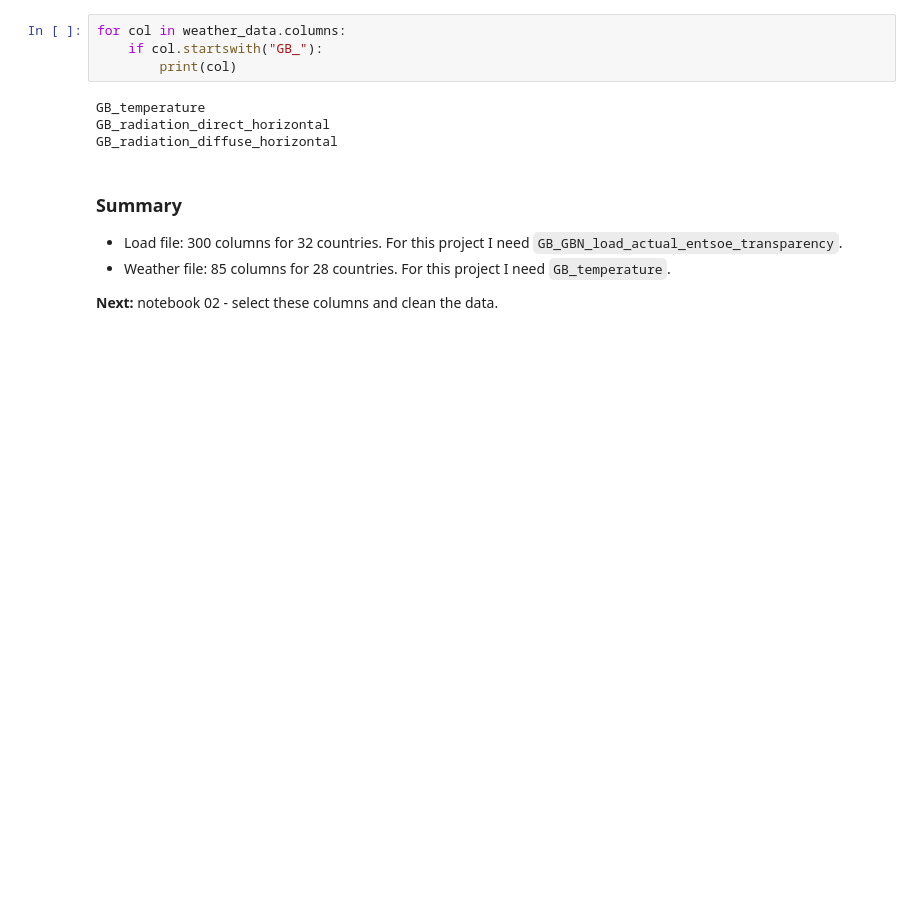
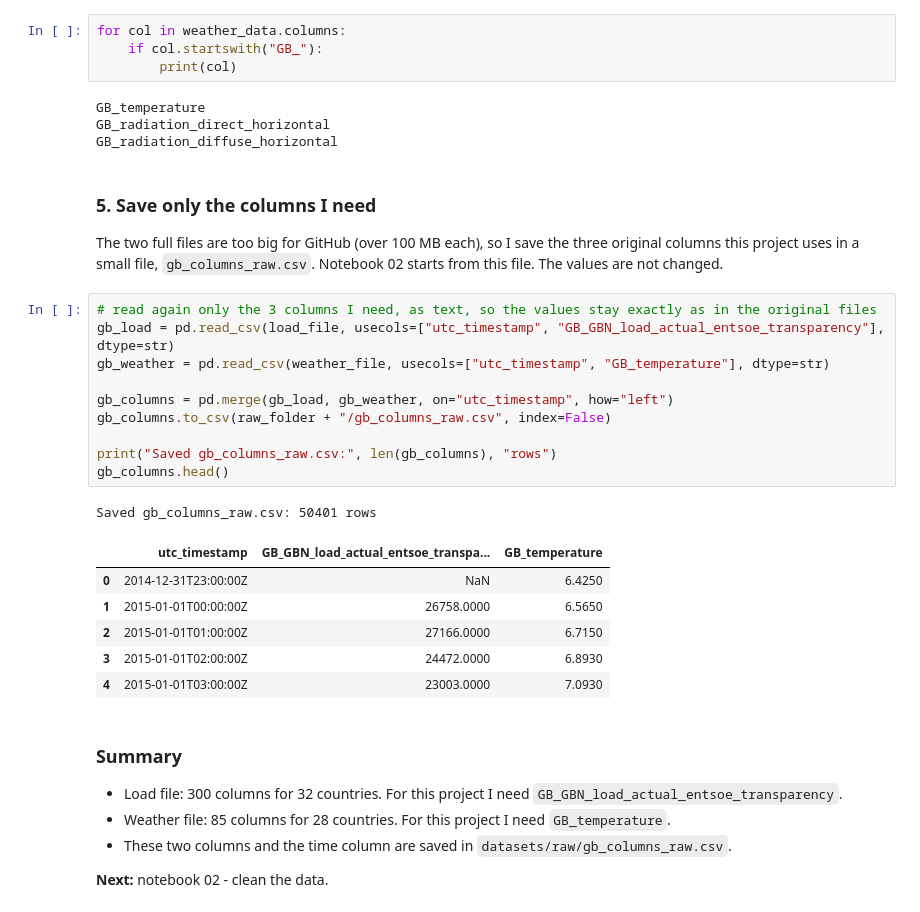
Before and after one commit to ilyasm883/gb-electricity-demand-forecasting, a Jupyter notebook: notebooks/01_download_dataset.ipynb, the cells around one changed output. Drawn from its saved outputs; the diff is of its cells as text; blank space fills up the shorter version.

```diff
--- a/notebooks/01_download_dataset.ipynb
+++ b/notebooks/01_download_dataset.ipynb
@@ -97,10 +97,34 @@ for col in weather_data.columns:
 GB_temperature
 GB_radiation_direct_horizontal
 GB_radiation_diffuse_horizontal
+# %% [markdown]
+### 5. Save only the columns I need
+
+The two full files are too big for GitHub (over 100 MB each), so I save the three original columns this project uses in a small file, `gb_columns_raw.csv`.
+Notebook 02 starts from this file. The values are not changed.
+# %%
+# read again only the 3 columns I need, as text, so the values stay exactly as in the original files
+gb_load = pd.read_csv(load_file, usecols=["utc_timestamp", "GB_GBN_load_actual_entsoe_transparency"], dtype=str)
+gb_weather = pd.read_csv(weather_file, usecols=["utc_timestamp", "GB_temperature"], dtype=str)
+
+gb_columns = pd.merge(gb_load, gb_weather, on="utc_timestamp", how="left")
+gb_columns.to_csv(raw_folder + "/gb_columns_raw.csv", index=False)
+
+print("Saved gb_columns_raw.csv:", len(gb_columns), "rows")
+gb_columns.head()
+# %% [output]
+Saved gb_columns_raw.csv: 50401 rows
+|  | utc_timestamp | GB_GBN_load_actual_entsoe_transpa... | GB_temperature |
+| 0 | 2014-12-31T23:00:00Z | NaN | 6.4250 |
+| 1 | 2015-01-01T00:00:00Z | 26758.0000 | 6.5650 |
+| 2 | 2015-01-01T01:00:00Z | 27166.0000 | 6.7150 |
+| 3 | 2015-01-01T02:00:00Z | 24472.0000 | 6.8930 |
+| 4 | 2015-01-01T03:00:00Z | 23003.0000 | 7.0930 |
 # %% [markdown]
 ### Summary
 
 - Load file: 300 columns for 32 countries. For this project I need `GB_GBN_load_actual_entsoe_transparency`.
 - Weather file: 85 columns for 28 countries. For this project I need `GB_temperature`.
+- These two columns and the time column are saved in `datasets/raw/gb_columns_raw.csv`.
 
-**Next:** notebook 02 - select these columns and clean the data.
+**Next:** notebook 02 - clean the data.
```
Also changed, not shown: parts of 1 cell of this notebook, 3 other files.
